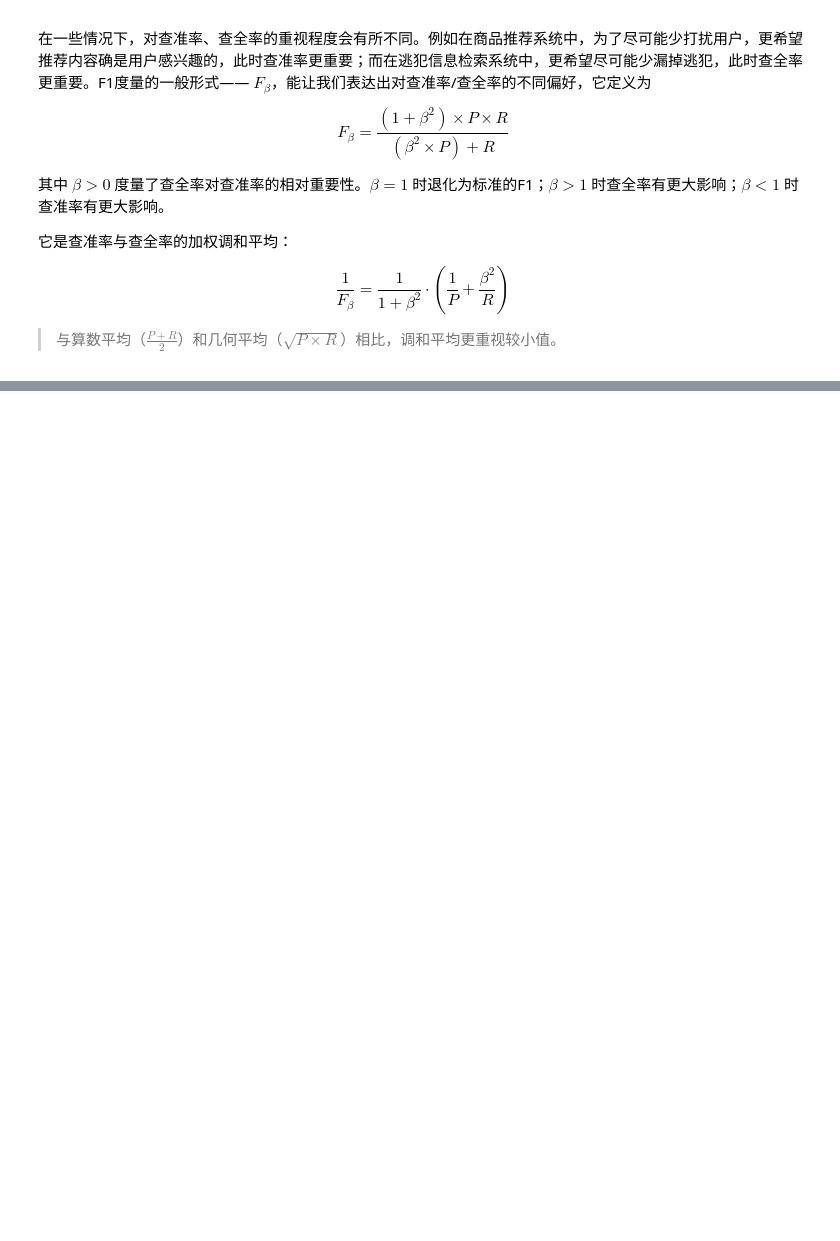
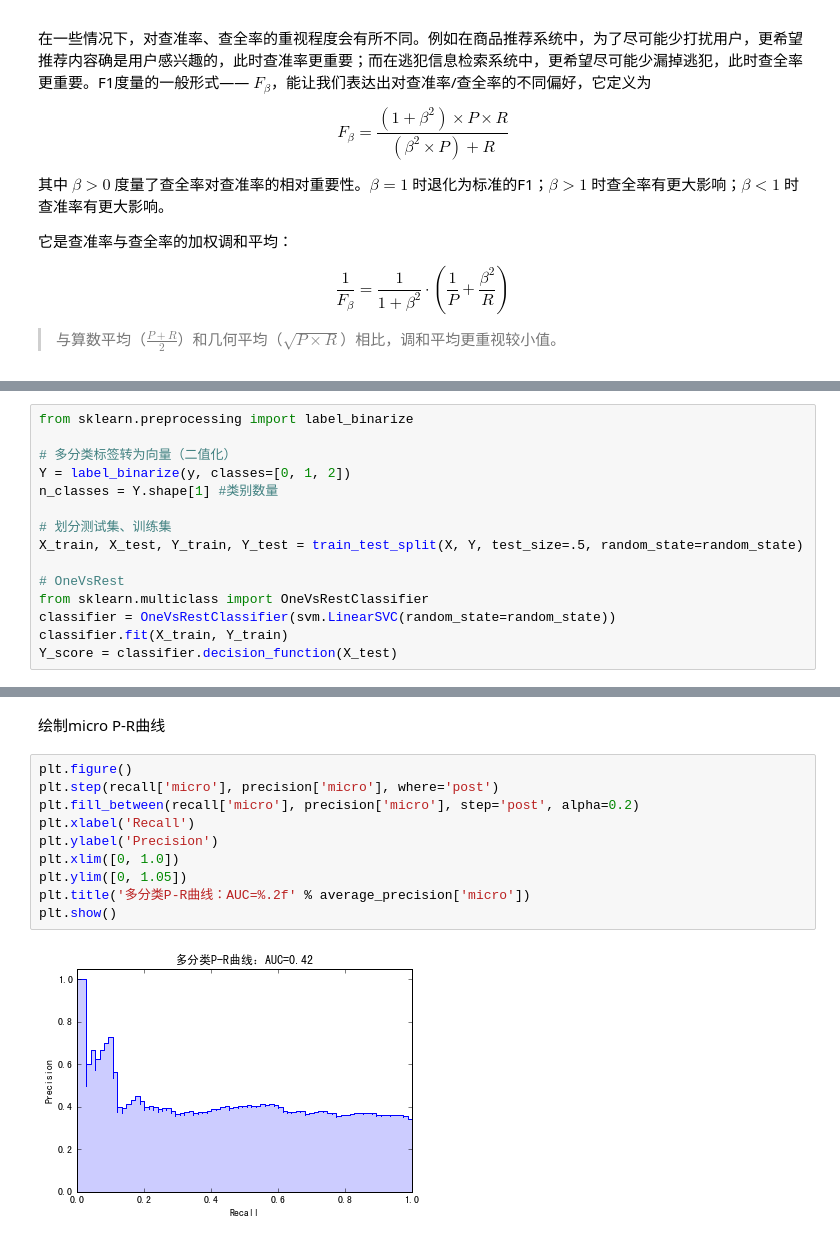
Before and after one commit to coder-ss/ss-cheat-sheet-ml, a Jupyter notebook: measurement/precision-recall-f1.ipynb, the cells around one changed output, grey strips where cells are left out. Cells and saved outputs as stored; diff of their text form; blank space fills up the shorter version.

```diff
--- a/measurement/precision-recall-f1.ipynb
+++ b/measurement/precision-recall-f1.ipynb
@@ -69,0 +149,15 @@ $$ \frac{1}{F_{\beta}} = \frac{1}{1 + \beta^2} \cdot \left( \frac{1}{P} + \frac{
+# %%
+from sklearn.preprocessing import label_binarize
+
+# 多分类标签转为向量（二值化）
+Y = label_binarize(y, classes=[0, 1, 2])
+n_classes = Y.shape[1] #类别数量
+
+# 划分测试集、训练集
+X_train, X_test, Y_train, Y_test = train_test_split(X, Y, test_size=.5, random_state=random_state)
+
+# OneVsRest
+from sklearn.multiclass import OneVsRestClassifier
+classifier = OneVsRestClassifier(svm.LinearSVC(random_state=random_state))
+classifier.fit(X_train, Y_train)
+Y_score = classifier.decision_function(X_test)
@@ -69,0 +183,14 @@ $$ \frac{1}{F_{\beta}} = \frac{1}{1 + \beta^2} \cdot \left( \frac{1}{P} + \frac{
+# %% [markdown]
+绘制micro P-R曲线
+# %%
+plt.figure()
+plt.step(recall['micro'], precision['micro'], where='post')
+plt.fill_between(recall['micro'], precision['micro'], step='post', alpha=0.2)
+plt.xlabel('Recall')
+plt.ylabel('Precision')
+plt.xlim([0, 1.0])
+plt.ylim([0, 1.05])
+plt.title('多分类P-R曲线：AUC=%.2f' % average_precision['micro'])
+plt.show()
+# %% [output]
+[figure, added]
```
Also changed, not shown: parts of 10 cells of this notebook.
